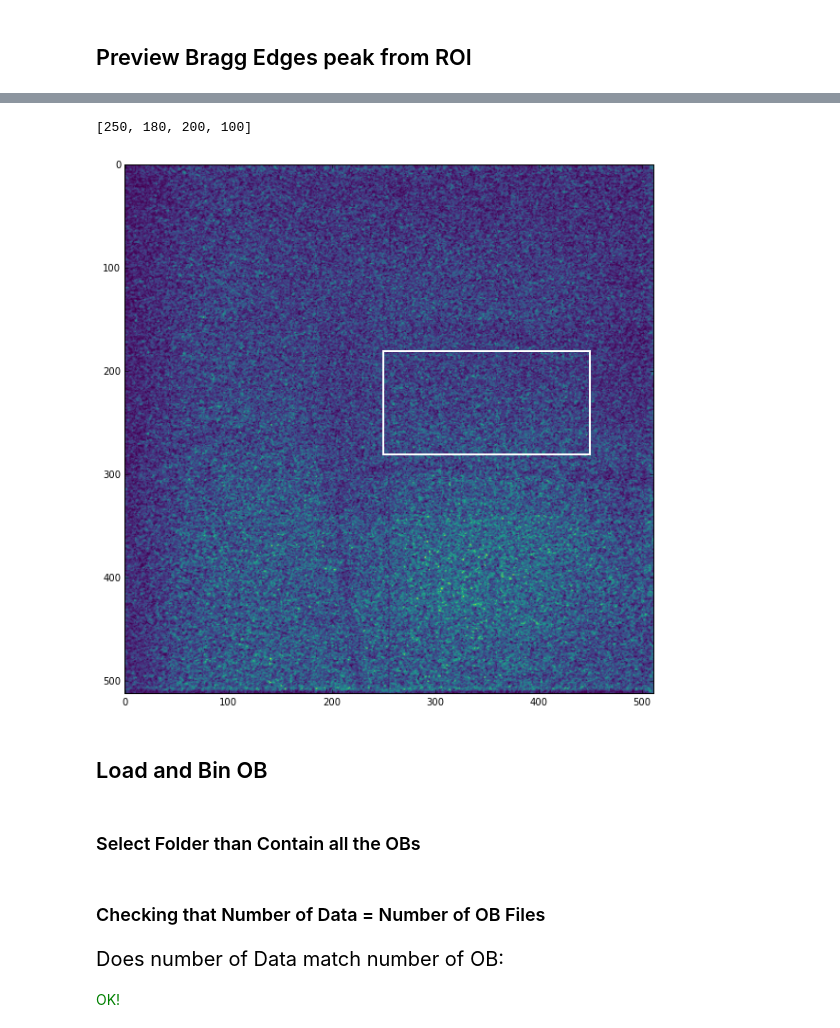
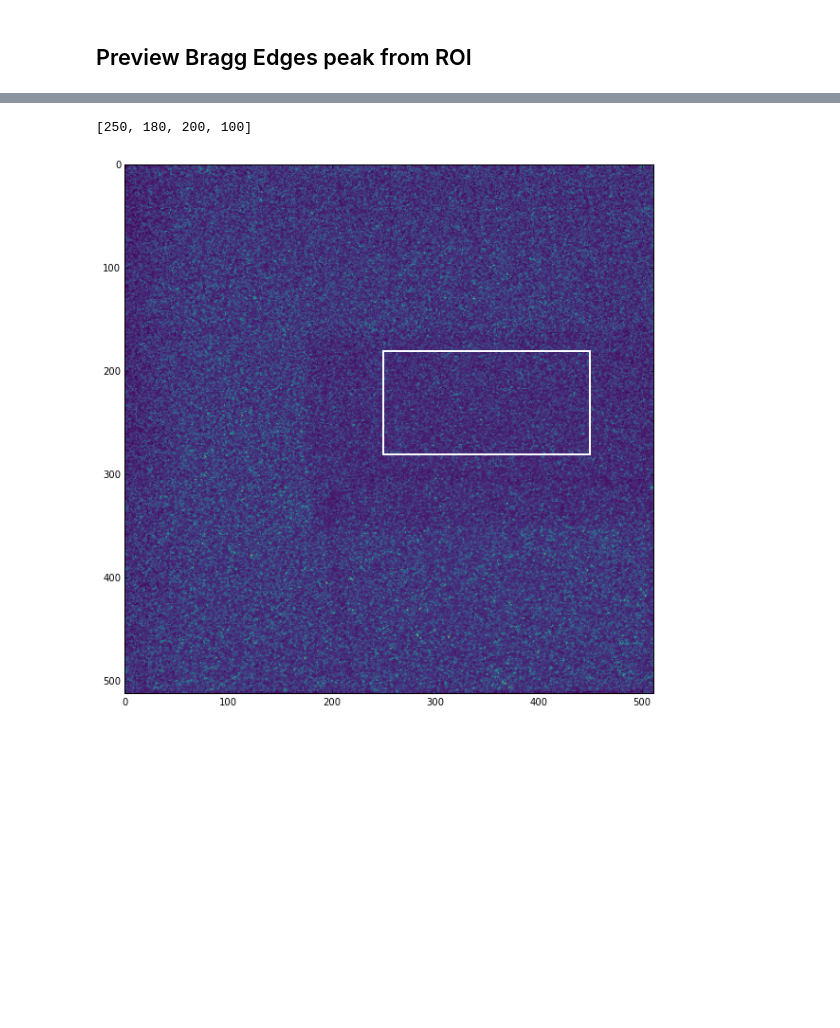
Before and after one commit to ornlneutronimaging/IPTS_14382, a Jupyter notebook: step9_checking_normalization.ipynb, the cells around one changed output, grey strips where cells are left out. Saved outputs shown, nothing was run; the diff lists cells and outputs as text; code cells hidden in the pictures; blank space fills up the shorter version.

Commit message:
Implemented notebook that check the normalization

```diff
--- a/step9_checking_normalization.ipynb
+++ b/step9_checking_normalization.ipynb
@@ -82,0 +86,4 @@ import gui_widgets
+# %%
+list_bins_widget = widgets.Select(options=short_list_normalized_bins,
+                        description = "Select Bin with Sample Visible")
+display(list_bins_widget)
@@ -99,8 +108,0 @@ list_bins = glob.glob(input_folder + '/bin#*')
-# %%
-list_bins_user_friendly = utilities.make_user_friendly_list_of_bins(list_bins)
-bins_vs_T_dict = {}
-for _index, _bin_name in enumerate(list_bins_user_friendly):
-    bins_vs_T_dict[_bin_name] = list_temperature_for_each_bin[_index]
-list_bins_widget = widgets.Select(options=list_bins_user_friendly,
-                        description = "Select Bin with Sample Visible")
-display(list_bins_widget)
@@ -124,17 +126,28 @@ data_array = np.squeeze(data_array)
 # %% [markdown]
 ## Preview Data
 # %%
+binned_data_array = bin_images(images = data_array,
+                            bin_value = bin_widget.value)
+
+new_binned_data_array = []
+for _data in binned_data_array:
+    _data[_data == np.inf] = 0
+    new_binned_data_array.append(_data)
+
+#binned_data_array[binned_data_array == np.inf] = 0
+
+
 def plot_images(image_index):
 
     fig = plt.figure(figsize=(10,10))
     ax_img = plt.subplot(111)
-    ax_img.imshow(data_array[image_index], cmap='viridis')
+    ax_img.imshow(new_binned_data_array[image_index], cmap='viridis')
 
     return image_index
 
 preview = interact(plot_images,
                   image_index = widgets.IntSlider(min=0,
-                                                max=len(list_images)-1,
+                                                max=len(binned_data_array)-1,
                                                 step=1,
                                                 value=0,
                                                 description='Image Index'))
@@ -145,13 +158,13 @@ preview = interact(plot_images,
 ## Preview Bragg Edges peak from ROI
 # %%
 image_index = preview.widget.result
-[height, width] = np.shape(data_array[0])
+[height, width] = np.shape(binned_data_array[0])
 
 def plot_images(x_left, y_top, width, height):
 
     fig = plt.figure(figsize=(10,10))
     ax_img = plt.subplot(111)
-    ax_img.imshow(data_array[image_index],
+    ax_img.imshow(binned_data_array[image_index],
                  cmap='viridis')
 
     _rectangle = patches.Rectangle((x_left, y_top),
@@ -162,46 +175,44 @@ def plot_images(x_left, y_top, width, height):
                                   fill = False)
     ax_img.add_patch(_rectangle)
 
-    data_cropped = [_data[y_top:y_top+height, x_left:x_left+width] for _data in data_array]
-    mean_counts_selection_1 = np.mean(data_cropped, axis=1)
-    mean_counts_selection = np.mean(mean_counts_selection_1, axis=1)
+    _global_mean = []
+    for _data in binned_data_array:
+        _cropped = _data[y_top:y_top+height, x_left:x_left+width]
+        _mean = np.nansum(_cropped)
+        _global_mean.append(_mean)
 
-    trace_data = go.Scatter(y=mean_counts_selection,
+    trace_data = go.Scatter(y=_global_mean,
                            name='data',
                            mode='markers')
     data = [trace_data]
 
     figure1 = go.Figure(data=data)
     iplot(figure1)
 
     return [x_left, y_top, width, height]
 
 preview_bragg_edge = interact(plot_images,
                   x_left = widgets.IntSlider(min=0,
                                             max=width,
                                             step=1,
                                             value=250,
                                             description='X Left'),
                   y_top = widgets.IntSlider(min=0,
                                            max=height,
                                            value=180,
                                            step=1,
                                            description='Y Top'),
                   width = widgets.IntSlider(min=0,
                                            max=width,
                                            step=1,
                                            value=200,
                                            description="Width"),
                   height = widgets.IntSlider(min=0,
                                             max=height,
                                             step=1,
                                             value=100,
                                             description='Height'))
 # %% [output]
 [interactive output not drawn]
 [250, 180, 200, 100]
-[figure, old version]
+[figure, new version]
-# %% [markdown]
-## Load and Bin OB
-# %% [markdown]
-### Select Folder than Contain all the OBs
@@ -215,19 +218,0 @@ list_ob_folder = [_folder for _folder in list_ob_folder if os.path.isdir(_folder
-# %% [markdown]
-### Checking that Number of Data = Number of OB Files
-# %%
-list_ob = glob.glob(list_ob_folder[0] + '/*.fits')
-# remove Summed image file from list
-list_ob = file_handler.remove_SummedImg_from_list(list_ob)
-nbr_ob = len(list_ob)
-
-display(HTML('<span style="font-size: 20px">Does number of Data match number of OB: '))
-if nbr_ob == nbr_images:
-    display(HTML('<span style="color:green">OK!</span></span'))
-else:
-    display(HTML('<span style="color:red">FAILED!</span></span'))
-    print()
-    display(HTML('-> number of data: ' + "{}".format(nbr_images)))
-    display(HTML('-> number of OB: ' + "{}".format(nbr_ob)))
-# %% [output]
-Does number of Data match number of OB:
-OK!
```
Also changed, not shown: parts of 33 cells of this notebook.
